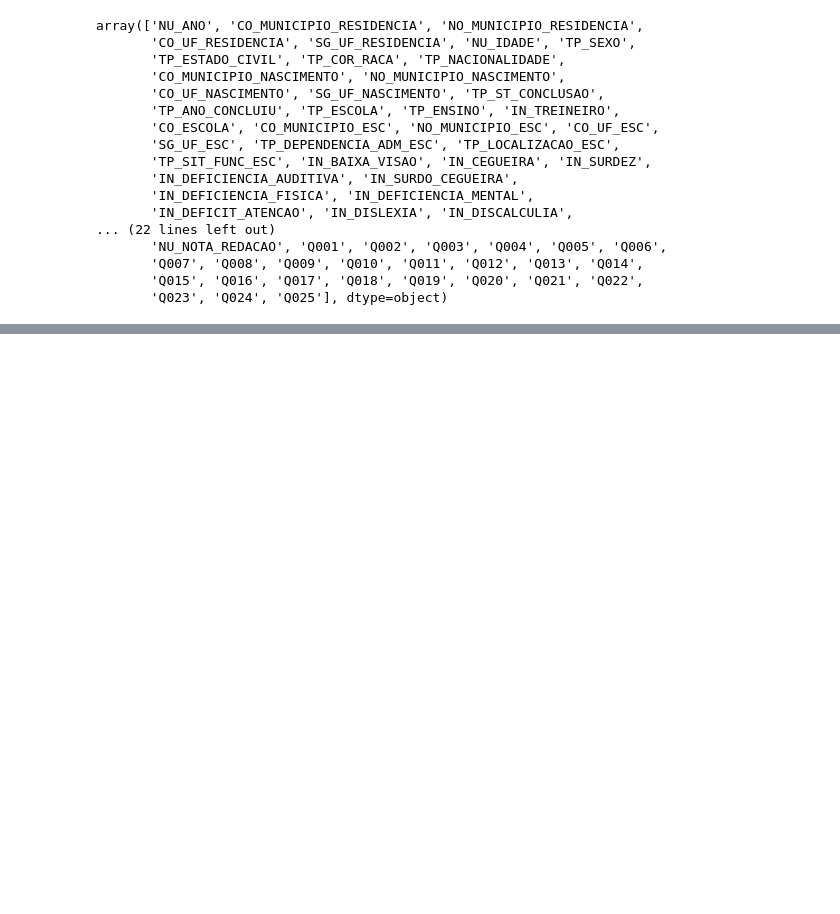
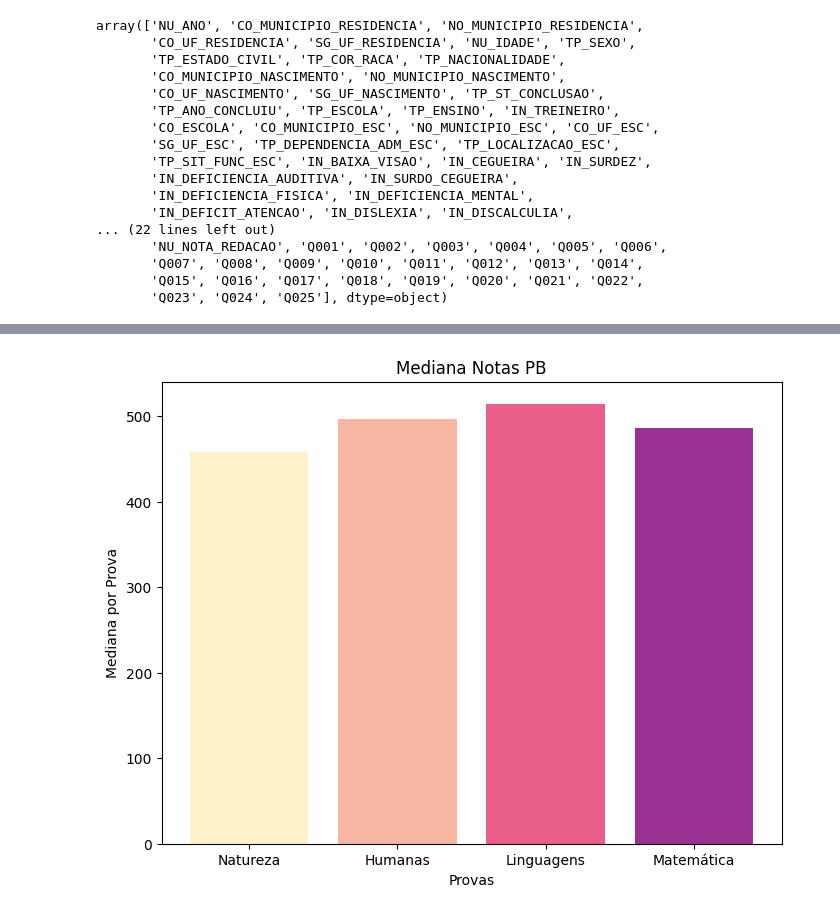
Before and after one commit to SolracSiul/estatistica, a Jupyter notebook: codigo.ipynb, the cells around one changed output, grey strips where cells are left out. Cells and saved outputs as stored; diff of their text form; code cells hidden in the pictures; blank space fills up the shorter version.

```diff
--- a/codigo.ipynb
+++ b/codigo.ipynb
@@ -117,0 +91,14 @@ chart.render_notebook()
+# %%
+import matplotlib.pyplot as plt
+
+medianas = microdadods_enem_pb[['NU_NOTA_CN', 'NU_NOTA_CH', 'NU_NOTA_LC', 'NU_NOTA_MT']].median()
+labels = ['Natureza', 'Humanas', 'Linguagens', 'Matemática']
+colors = ['#FFF1C9', '#F7B7A3', '#EA5F89', '#9B3192']
+plt.figure(figsize=(8, 6))
+plt.bar(labels, medianas, color=colors)
+plt.title('Mediana Notas PB')
+plt.xlabel('Provas')
+plt.ylabel('Mediana por Prova')
+plt.show()
+# %% [output]
+[figure, added]
```
Also changed, not shown: parts of 16 cells of this notebook, 1 other file.
